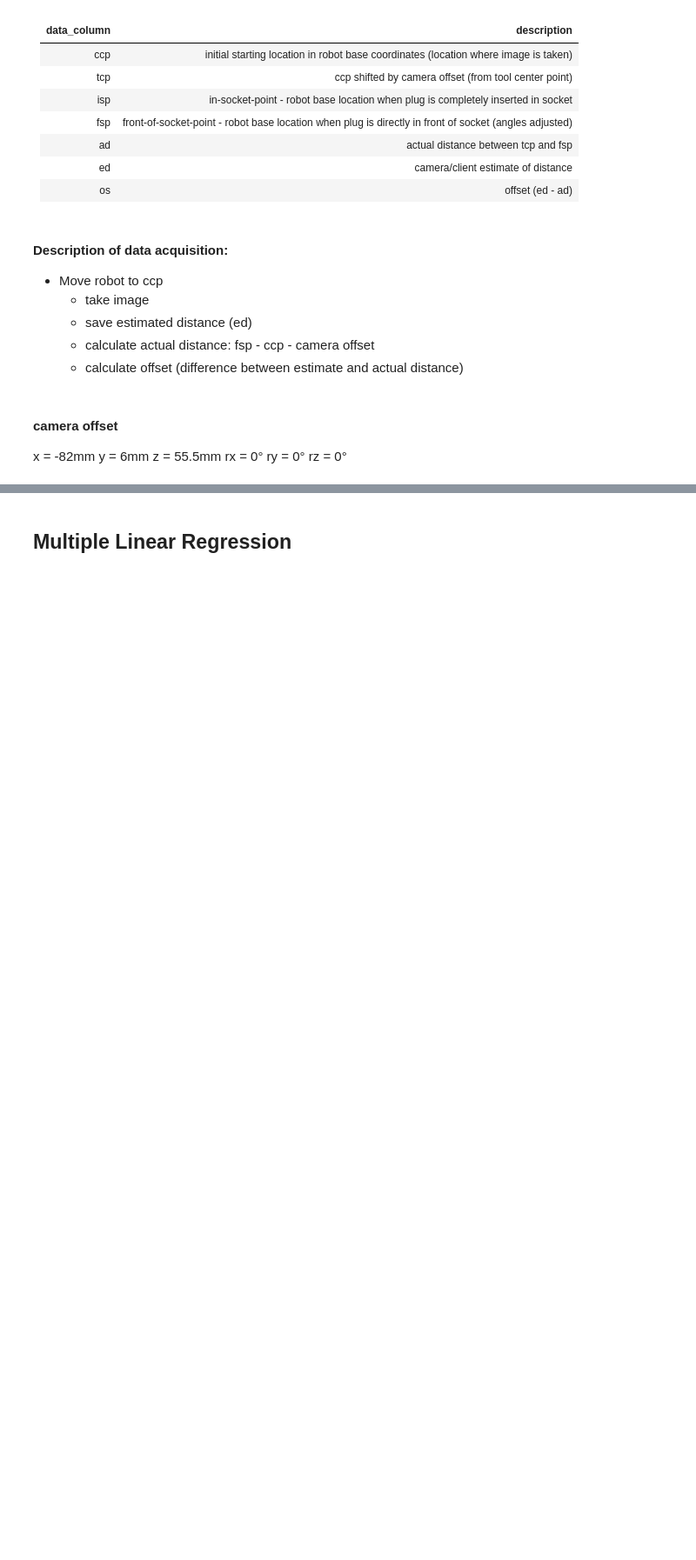
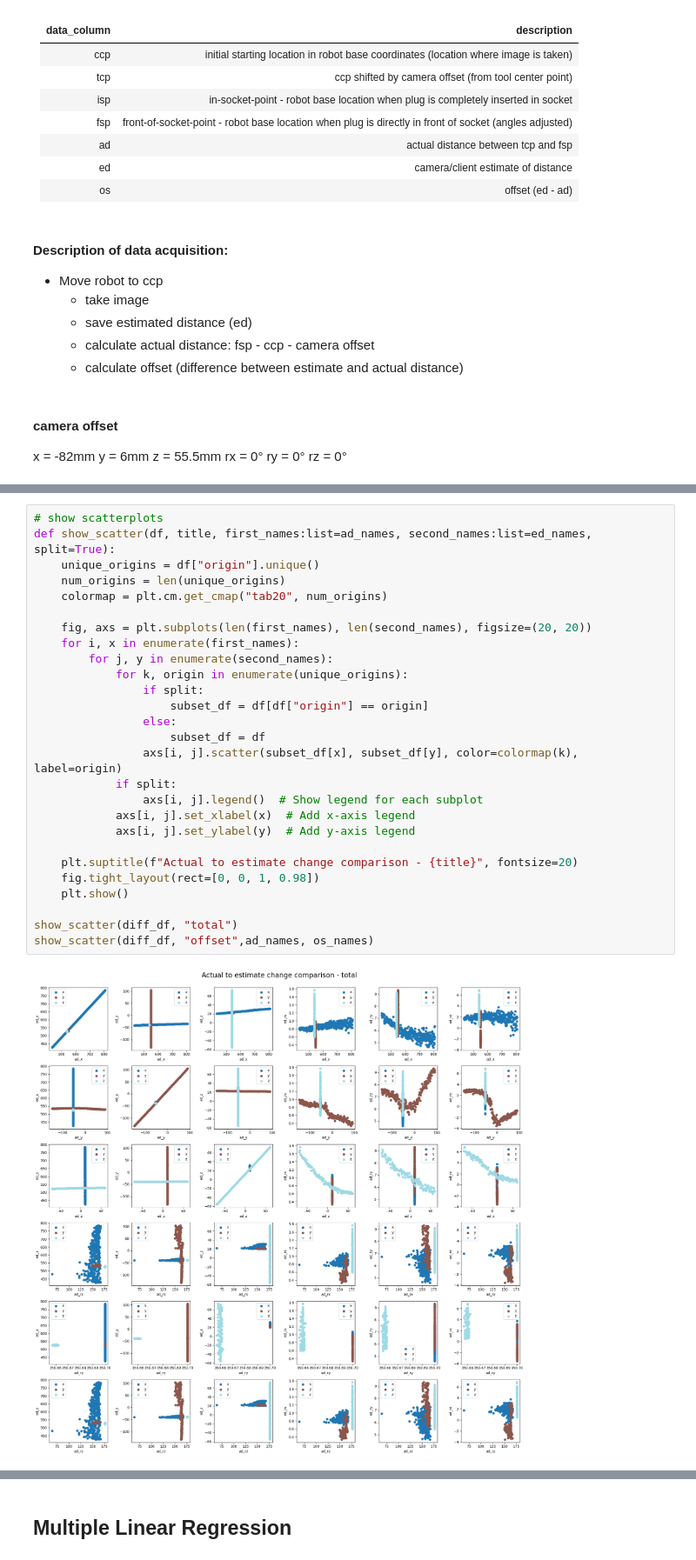
Before and after one commit to JimmyDanger12/rocsys, a Jupyter notebook: data_exploration.ipynb, the cells around one changed output, grey strips where cells are left out. Shown at 87% size. Drawn from its saved outputs; the diff is of its cells as text; blank space fills up the shorter version.

```diff
--- a/data_exploration.ipynb
+++ b/data_exploration.ipynb
@@ -99,0 +195,29 @@ Text(0.5, 1.0, 'Correlation heatmap')
+# %%
+# show scatterplots
+def show_scatter(df, title, first_names:list=ad_names, second_names:list=ed_names, split=True):
+    unique_origins = df["origin"].unique()
+    num_origins = len(unique_origins)
+    colormap = plt.cm.get_cmap("tab20", num_origins)
+
+    fig, axs = plt.subplots(len(first_names), len(second_names), figsize=(20, 20))
+    for i, x in enumerate(first_names):
+        for j, y in enumerate(second_names):
+            for k, origin in enumerate(unique_origins):
+                if split:
+                    subset_df = df[df["origin"] == origin]
+                else:
+                    subset_df = df
+                axs[i, j].scatter(subset_df[x], subset_df[y], color=colormap(k), label=origin)
+            if split:
+                axs[i, j].legend()  # Show legend for each subplot
+            axs[i, j].set_xlabel(x)  # Add x-axis legend
+            axs[i, j].set_ylabel(y)  # Add y-axis legend
+
+    plt.suptitle(f"Actual to estimate change comparison - {title}", fontsize=20)
+    fig.tight_layout(rect=[0, 0, 1, 0.98])
+    plt.show()
+
+show_scatter(diff_df, "total")
+show_scatter(diff_df, "offset",ad_names, os_names)
+# %% [output]
+[figure, added]
```
Also changed, not shown: parts of 21 cells of this notebook, 24 other files.
